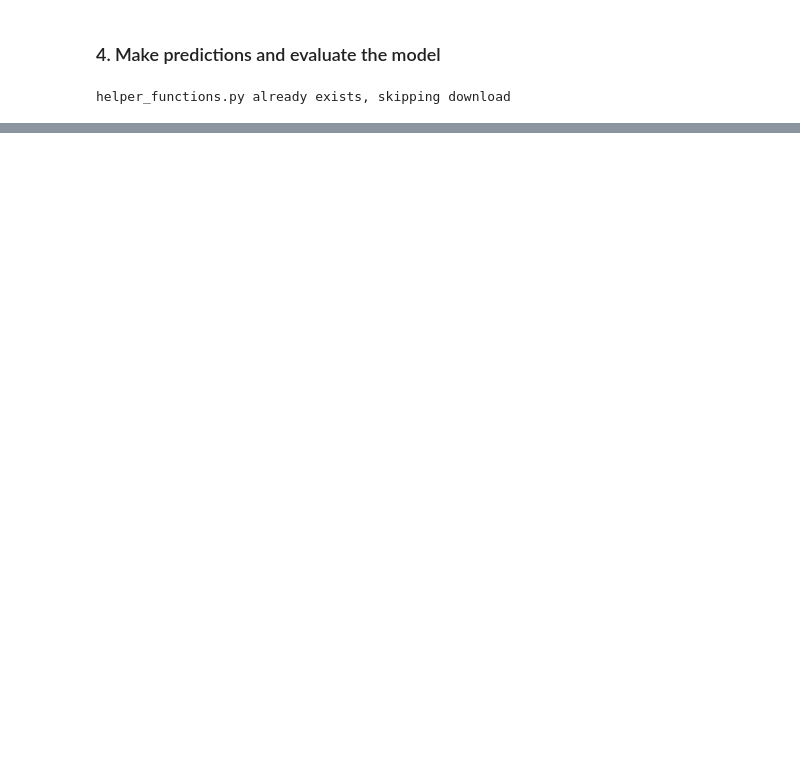
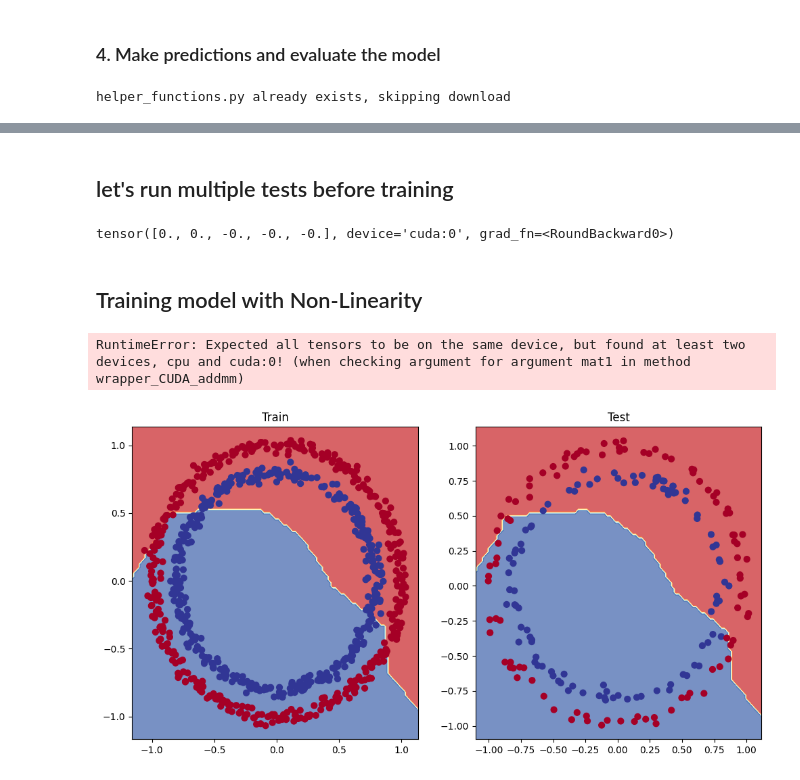
Before and after one commit to MuhammadAbuBakarQureshi/Machine-Learning, a Jupyter notebook: PyTorch/04. PyTorch Neural Network Classification.ipynb, the cells around one changed output, grey strips where cells are left out. Drawn from its saved outputs; the diff is of its cells as text; code cells hidden in the pictures; blank space fills up the shorter version.

```diff
--- a/PyTorch/04. PyTorch Neural Network Classification.ipynb
+++ b/PyTorch/04. PyTorch Neural Network Classification.ipynb
@@ -292,0 +451,19 @@ from utilities.helper_functions import plot_decision_boundary, plot_predictions
+# %%
+class CircleModelV2(nn.Module):
+
+    def __init__(self):
+        super().__init__()
+
+        self.layer_1 = nn.Linear(in_features=2, out_features=10)
+        self.layer_2 = nn.Linear(in_features=10, out_features=10)
+        self.layer_3 = nn.Linear(in_features=10, out_features=1)
+        self.relu = nn.ReLU()
+        # self.sigmoid = nn.Sigmoid()
+
+
+    def forward(self, x: torch.tensor) -> torch.tensor:
+
+        return self.layer_3(self.relu(self.layer_2(self.relu(self.layer_1(x)))))
+
+model_2 = CircleModelV2()
+model_2
@@ -292,0 +497,8 @@ from utilities.helper_functions import plot_decision_boundary, plot_predictions
+# %% [markdown]
+## let's run multiple tests before training
+# %%
+torch.round(model_2(X_train)[:5].squeeze())
+# %% [output]
+tensor([0., 0., -0., -0., -0.], device='cuda:0', grad_fn=<RoundBackward0>)
+# %% [markdown]
+## Training model with Non-Linearity
@@ -292,0 +552,8 @@ from utilities.helper_functions import plot_decision_boundary, plot_predictions
+# %%
+fit_fn(2000)
+# %% [output]
+RuntimeError: Expected all tensors to be on the same device, but found at least two devices, cpu and cuda:0! (when checking argument for argument mat1 in method wrapper_CUDA_addmm)
+# %%
+plot_train_test(model_2)
+# %% [output]
+[figure, added]
```
Also changed, not shown: parts of 26 cells of this notebook.
